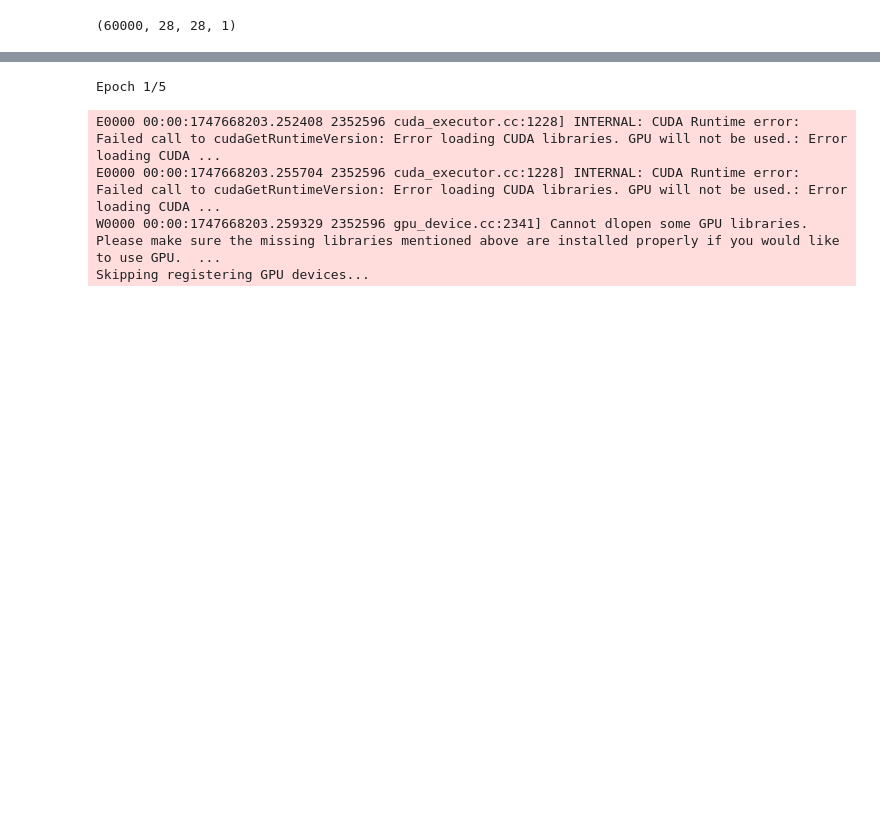
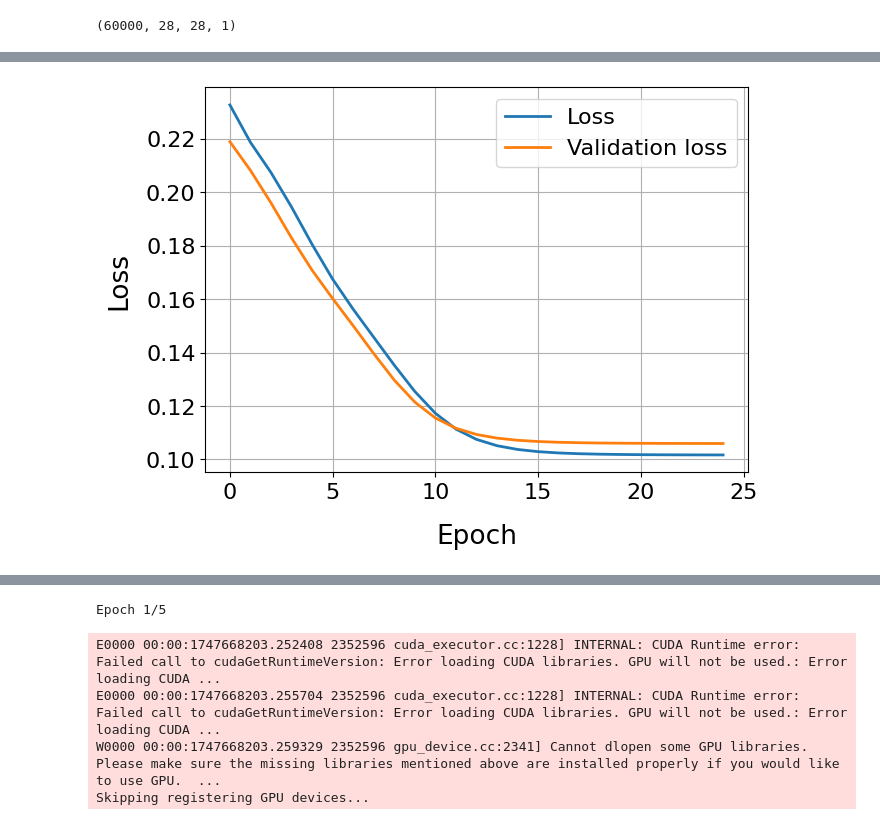
Before and after one commit to hhsherlock/Spiking_NN, a Jupyter notebook: convolutional_NN/CNN.ipynb, the cells around one changed output, grey strips where cells are left out. Saved outputs shown, nothing was run; the diff lists cells and outputs as text; code cells hidden in the pictures; blank space fills up the shorter version.

```diff
--- a/convolutional_NN/CNN.ipynb
+++ b/convolutional_NN/CNN.ipynb
@@ -42,0 +100,17 @@ x_train.shape
+# %%
+
+plt.figure(figsize=(7, 5))
+font_size = 16
+
+plt.plot(losses[0], label='Loss', linewidth=2)
+plt.plot(val_losses[0], label='Validation loss', linewidth=2)
+# plt.plot(times, sum_six.cpu()[500:])
+plt.legend(fontsize=font_size)
+plt.xticks(fontsize=font_size)
+plt.yticks(fontsize=font_size)
+plt.grid(True)
+plt.xlabel('Epoch', fontsize=font_size+3, labelpad=15)
+plt.ylabel('Loss', fontsize=font_size+3, labelpad=10)
+plt.savefig('plots/CNN_learn.png', dpi=300, bbox_inches='tight')
+# %% [output]
+[figure, added]
```
Also changed, not shown: parts of 22 cells of this notebook, 45 other files.
